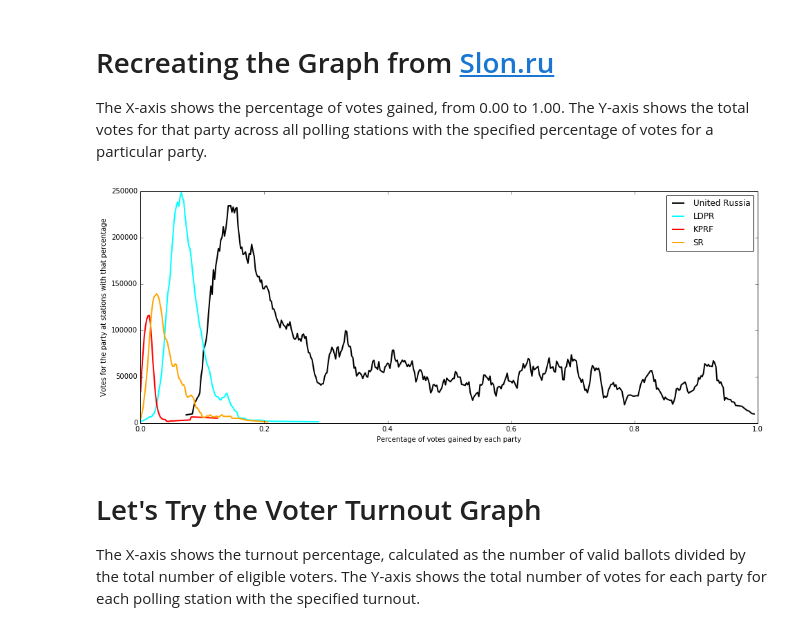
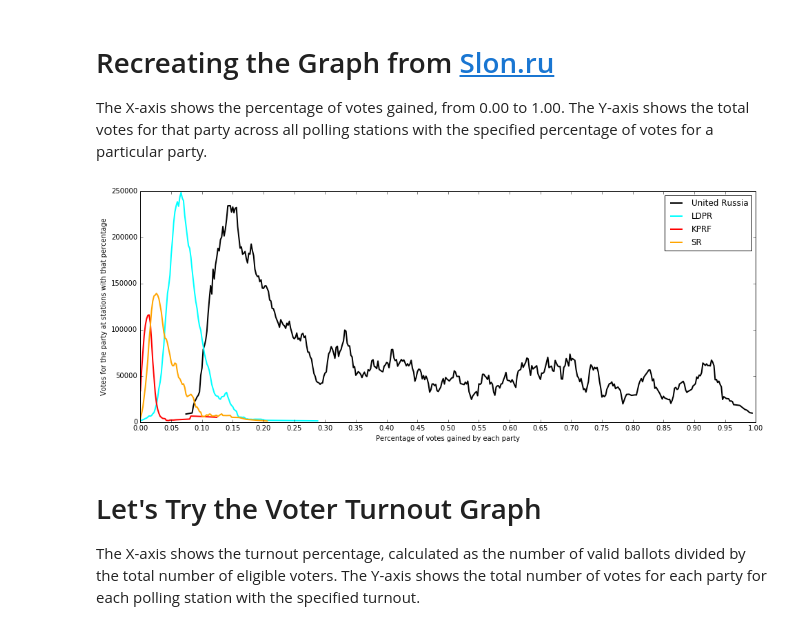
Before and after one commit to mpenkov/gosduma7, a Jupyter notebook: Elections to the State Duma 2016.ipynb, the cells around one changed output. Cells and saved outputs as stored; diff of their text form; code cells hidden in the pictures.

```diff
--- a/Elections to the State Duma 2016.ipynb
+++ b/Elections to the State Duma 2016.ipynb
@@ -164,34 +164,35 @@ sr_bins = bin_by(extract_stations('14. Политическая партия С
 plt.figure(figsize=(16, 6))
 linewidth = 2
 
 x1 = [val for (val, _) in united_bins]
 y1 = [sum(st["votes"] for st in stations) for (_, stations) in united_bins]
 y1 = box_filter(y1)
 plt.plot(x1, y1, linewidth=linewidth, label="United Russia", color="black")
 
 x2 = [val for (val, _) in ldpr_bins]
 y2 = [sum(st["votes"] for st in stations) for (_, stations) in ldpr_bins]
 y2 = box_filter(y2)
 plt.plot(x2, y2, linewidth=linewidth, label="LDPR", color="cyan")
 
 x3 = [val for (val, _) in kprf_bins]
 y3 = [sum(st["votes"] for st in stations) for (_, stations) in kprf_bins]
 y3 = box_filter(y3)
 plt.plot(x3, y3, linewidth=linewidth, label="KPRF", color="red")
 
 x4 = [val for (val, _) in sr_bins]
 y4 = [sum(st["votes"] for st in stations) for (_, stations) in sr_bins]
 y4 = box_filter(y4)
 plt.plot(x4, y4, linewidth=linewidth, label="SR", color="orange")
 
+plt.xticks(np.arange(0, 1.05, 0.05))
 plt.ylabel("Votes for the party at stations with that percentage")
 plt.xlabel("Percentage of votes gained by each party")
 
 plt.legend()
 
 print()
 # %% [output]
-[figure, old version]
+[figure, new version]
 # %% [markdown]
 # Let's Try the Voter Turnout Graph
 The X-axis shows the turnout percentage, calculated as the number of valid ballots divided by the total number of eligible voters. The Y-axis shows the total number of votes for each party for each polling station with the specified turnout.
```
Also changed, not shown: parts of 1 cell of this notebook.
